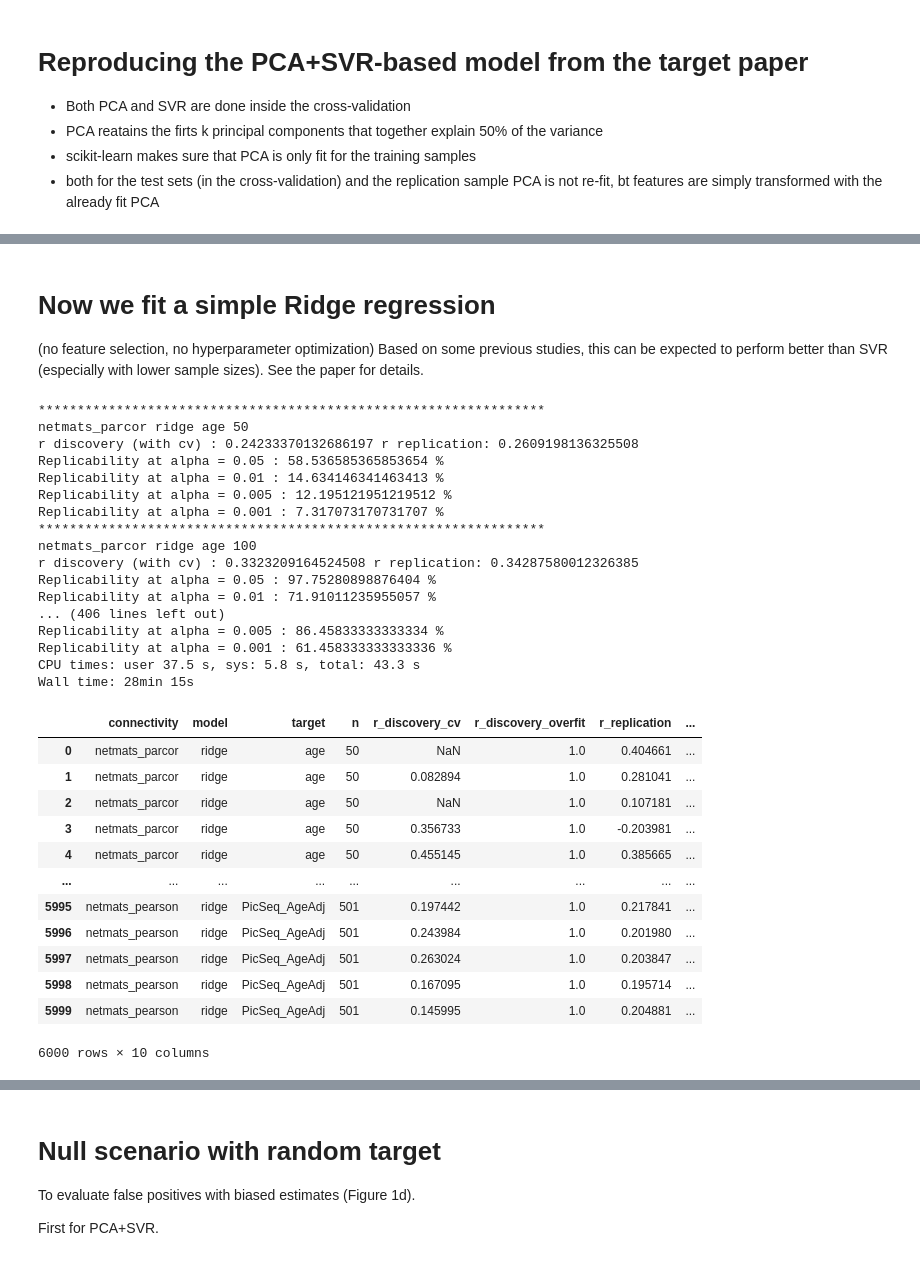
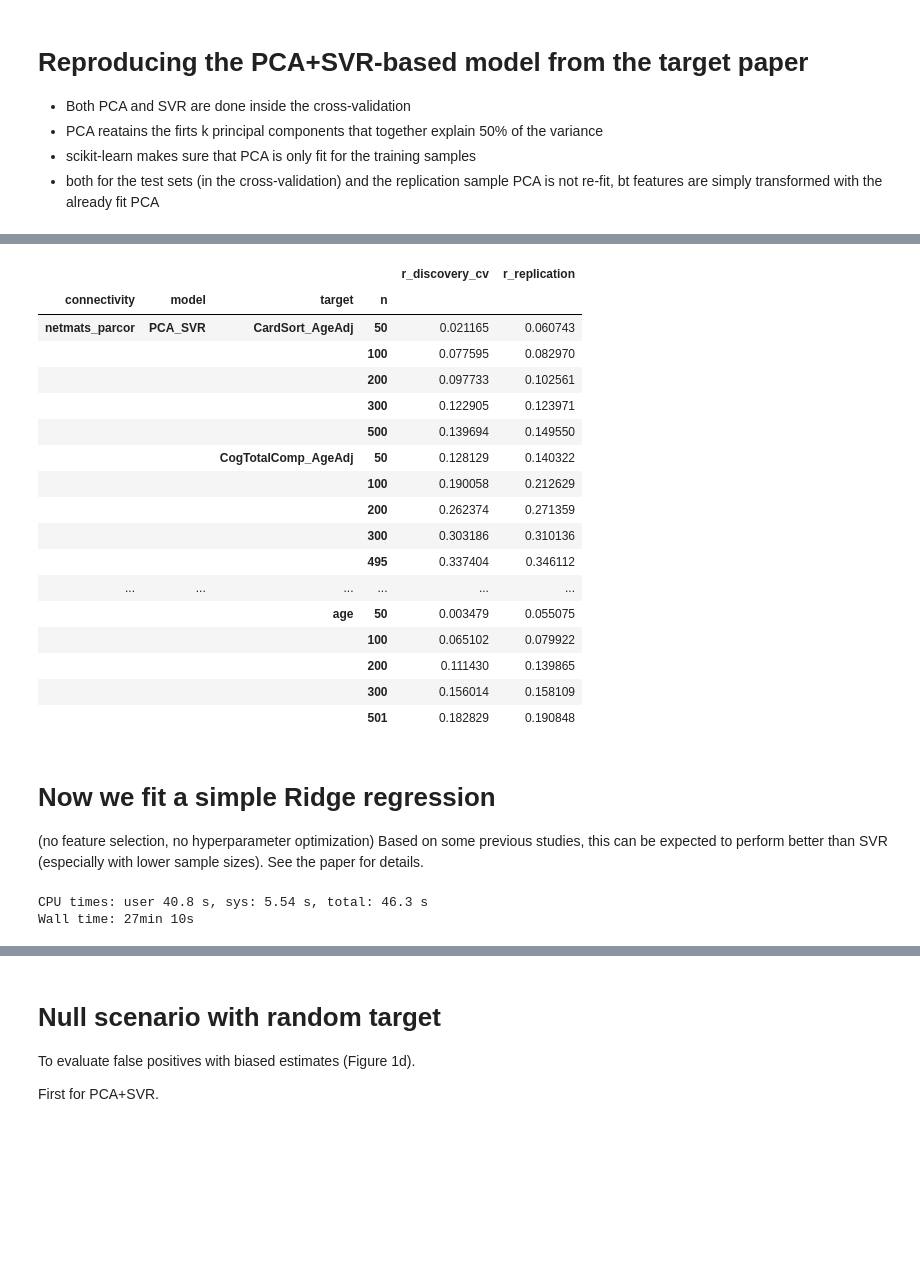
Before and after one commit to spisakt/BWAS_comment, a Jupyter notebook: multivariate_BWAS_replicability_analysis_FC.ipynb, the cells around one changed output, grey strips where cells are left out. Cells and saved outputs as stored; diff of their text form; code cells hidden in the pictures; blank space fills up the shorter version.

```diff
--- a/multivariate_BWAS_replicability_analysis_FC.ipynb
+++ b/multivariate_BWAS_replicability_analysis_FC.ipynb
@@ -389,9 +241,31 @@ Wall time: 3h 30min 30s
+# %%
+df.groupby(['connectivity', 'model', 'target', 'n']).mean()[['r_discovery_cv', 'r_replication']]
+# %% [output]
+|  |  |  |  | r_discovery_cv | r_replication |
+| connectivity | model | target | n |  |  |
+| netmats_parcor | PCA_SVR | CardSort_AgeAdj | 50 | 0.021165 | 0.060743 |
+|  |  |  | 100 | 0.077595 | 0.082970 |
+|  |  |  | 200 | 0.097733 | 0.102561 |
+|  |  |  | 300 | 0.122905 | 0.123971 |
+|  |  |  | 500 | 0.139694 | 0.149550 |
+|  |  | CogTotalComp_AgeAdj | 50 | 0.128129 | 0.140322 |
+|  |  |  | 100 | 0.190058 | 0.212629 |
+|  |  |  | 200 | 0.262374 | 0.271359 |
+|  |  |  | 300 | 0.303186 | 0.310136 |
+|  |  |  | 495 | 0.337404 | 0.346112 |
+| ... | ... | ... | ... | ... | ... |
+|  |  | age | 50 | 0.003479 | 0.055075 |
+|  |  |  | 100 | 0.065102 | 0.079922 |
+|  |  |  | 200 | 0.111430 | 0.139865 |
+|  |  |  | 300 | 0.156014 | 0.158109 |
+|  |  |  | 501 | 0.182829 | 0.190848 |
 # %% [markdown]
 # Now we fit a simple Ridge regression
 (no feature selection, no hyperparameter optimization)
 Based on some previous studies, this can be expected to perform better than SVR (especially with lower sample sizes). See the paper for details.
 # %%
 %%time
+%%capture
 
 random_state = 42
 n_bootstrap = 100
@@ -455,36 +329,6 @@ for feature_set in features:
                 df = pd.concat((df, tmp_data_frame))
                 df.reset_index(drop=True, inplace=True)
                 df.to_csv('res/results_Ridge.csv')
-
-df
 # %% [output]
-*****************************************************************
-netmats_parcor ridge age 50
-r discovery (with cv) : 0.24233370132686197 r replication: 0.2609198136325508
-Replicability at alpha = 0.05 : 58.536585365853654 %
-Replicability at alpha = 0.01 : 14.634146341463413 %
-Replicability at alpha = 0.005 : 12.195121951219512 %
-Replicability at alpha = 0.001 : 7.317073170731707 %
-*****************************************************************
-netmats_parcor ridge age 100
-r discovery (with cv) : 0.3323209164524508 r replication: 0.34287580012326385
-Replicability at alpha = 0.05 : 97.75280898876404 %
-Replicability at alpha = 0.01 : 71.91011235955057 %
-... (406 lines left out)
-Replicability at alpha = 0.005 : 86.45833333333334 %
-Replicability at alpha = 0.001 : 61.458333333333336 %
-CPU times: user 37.5 s, sys: 5.8 s, total: 43.3 s
-Wall time: 28min 15s
+CPU times: user 40.8 s, sys: 5.54 s, total: 46.3 s
+Wall time: 27min 10s
-|  | connectivity | model | target | n | r_discovery_cv | r_discovery_overfit | r_replication | ... |
-| 0 | netmats_parcor | ridge | age | 50 | NaN | 1.0 | 0.404661 | ... |
-| 1 | netmats_parcor | ridge | age | 50 | 0.082894 | 1.0 | 0.281041 | ... |
-| 2 | netmats_parcor | ridge | age | 50 | NaN | 1.0 | 0.107181 | ... |
-| 3 | netmats_parcor | ridge | age | 50 | 0.356733 | 1.0 | -0.203981 | ... |
-| 4 | netmats_parcor | ridge | age | 50 | 0.455145 | 1.0 | 0.385665 | ... |
-| ... | ... | ... | ... | ... | ... | ... | ... | ... |
-| 5995 | netmats_pearson | ridge | PicSeq_AgeAdj | 501 | 0.197442 | 1.0 | 0.217841 | ... |
-| 5996 | netmats_pearson | ridge | PicSeq_AgeAdj | 501 | 0.243984 | 1.0 | 0.201980 | ... |
-| 5997 | netmats_pearson | ridge | PicSeq_AgeAdj | 501 | 0.263024 | 1.0 | 0.203847 | ... |
-| 5998 | netmats_pearson | ridge | PicSeq_AgeAdj | 501 | 0.167095 | 1.0 | 0.195714 | ... |
-| 5999 | netmats_pearson | ridge | PicSeq_AgeAdj | 501 | 0.145995 | 1.0 | 0.204881 | ... |
-6000 rows × 10 columns
```
Also changed, not shown: parts of 5 cells of this notebook, 3 other files.
